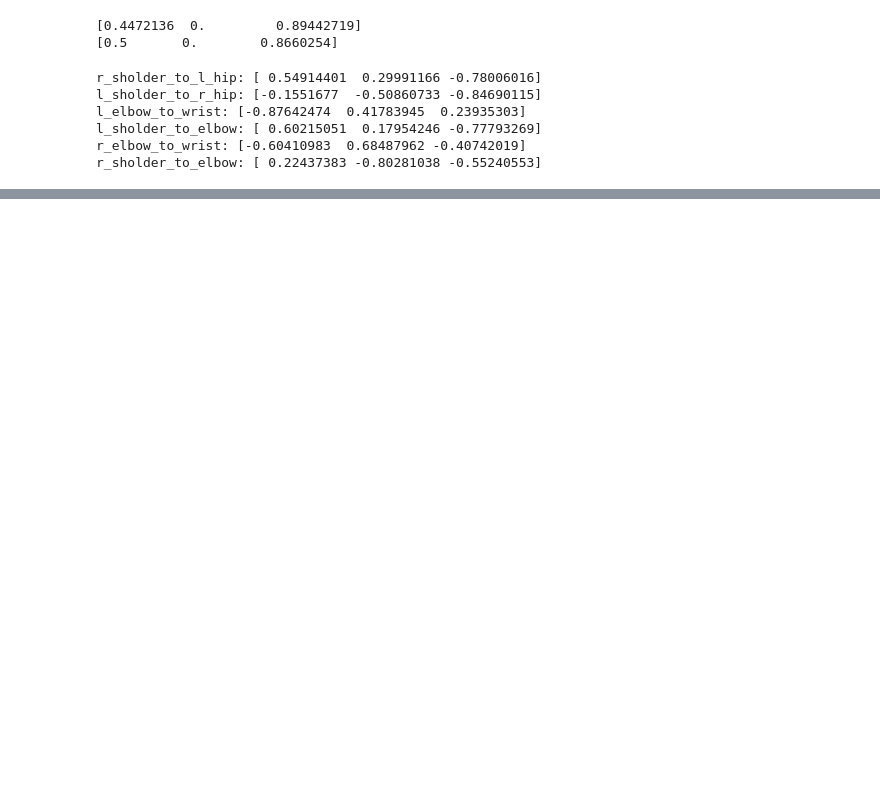
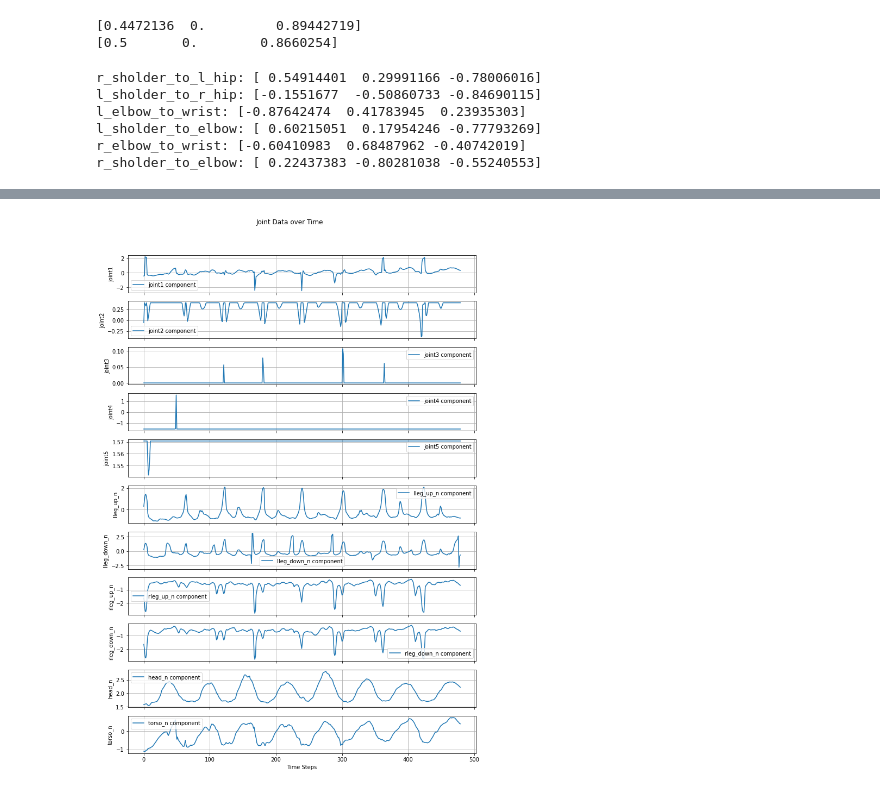
Before and after one commit to gwannuu/HRI, a Jupyter notebook: robot_dancing.ipynb, the cells around one changed output, grey strips where cells are left out. Saved outputs shown, nothing was run; the diff lists cells and outputs as text; code cells hidden in the pictures; blank space fills up the shorter version.

Commit message:
add joint3-6 fucntion

```diff
--- a/robot_dancing.ipynb
+++ b/robot_dancing.ipynb
@@ -390,0 +475,22 @@ def joints(lleg_down_n, rleg_down_n, lleg_up_n, rleg_up_n, torso_n, head_n):
+# %%
+import matplotlib.pyplot as plt
+import numpy as np
+
+# 각 키에 대한 플롯 생성
+fig, axes = plt.subplots(len(joint_data_dict), 1, figsize=(10, 15), sharex=True)
+fig.suptitle('Joint Data over Time')
+
+for ax, (key, d) in zip(axes, joint_data_dict.items()):
+    time_steps = np.arange(len(d))  # 시간축 (예: 0, 1, 2, ..., n)
+    # for i in range(d.shape[1]):
+    ax.plot(time_steps, d, label=f'{key} component')# {i+1}')
+    ax.set_ylabel(key)
+    ax.legend()
+    ax.grid(True)
+
+axes[-1].set_xlabel('Time Steps')
+
+plt.tight_layout(rect=[0, 0.03, 1, 0.95])
+plt.show()
+# %% [output]
+[figure, added]
```
Also changed, not shown: parts of 10 cells of this notebook.
